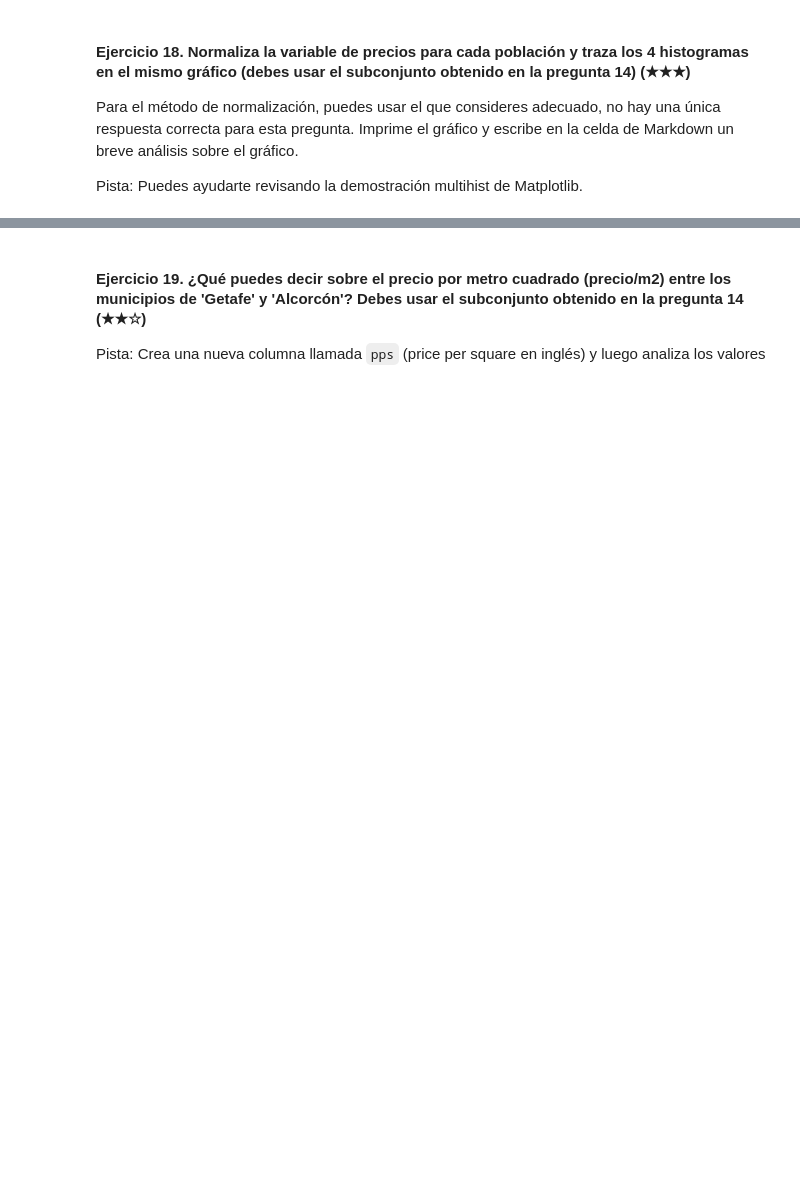
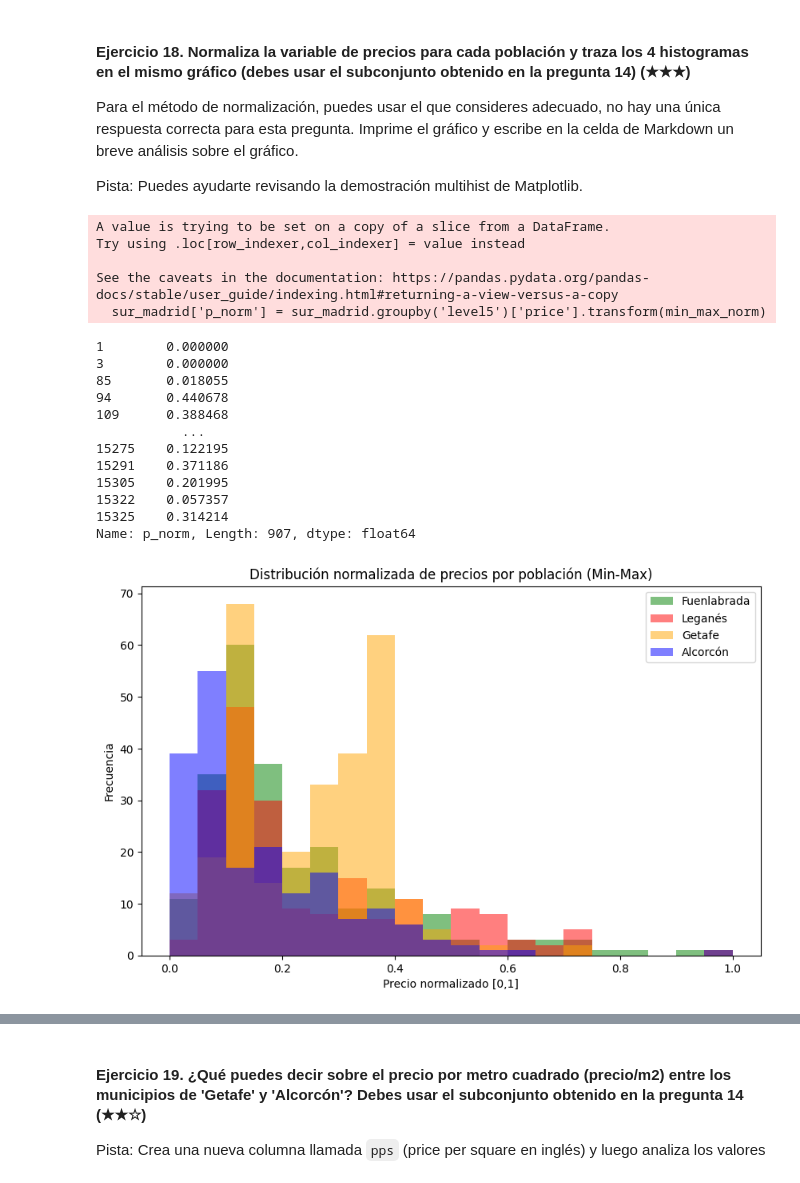
Before and after one commit to 4GeeksAcademy/Yajaidy_realestate-datacleanup-exercise, a Jupyter notebook: project.es.ipynb, the cells around one changed output, grey strips where cells are left out. Cells and saved outputs as stored; diff of their text form; code cells hidden in the pictures; blank space fills up the shorter version.

```diff
--- a/project.es.ipynb
+++ b/project.es.ipynb
@@ -328,6 +328,9 @@ La cantidad de agencias de bienes raíces que contiene el Dataset son= 1822
 Imprima la población y el número de casas.
 # %%
 # TODO
+import pandas as pd
+
+archivo= pd.read_csv('assets/real_estate.csv', sep=';')
 
 mayor_casas= archivo['level5'].value_counts()
 
@@ -469,4 +489,54 @@ Para el método de normalización, puedes usar el que consideres adecuado, no ha
 Pista: Puedes ayudarte revisando la demostración multihist de Matplotlib.
 # %%
 # TODO
+import pandas as pd
+import matplotlib.pyplot as plt
+
+archivo= pd.read_csv('assets/real_estate.csv', sep=';')
+lugares= ['Fuenlabrada', 'Leganés','Getafe', 'Alcorcón']
+sur_madrid= archivo[archivo['level5'].isin(lugares)]
+
+'''Función Normalizar Variable'''
+
+def min_max_norm(col):
+    return (col - col.min()) / (col.max() - col.min())
+
+'''Nueva columna con precio normalizado'''
+
+sur_madrid['p_norm'] = sur_madrid.groupby('level5')['price'].transform(min_max_norm)
+
+plt.figure(figsize=(10,6))
+
+'''Colores para cada población'''
+
+colores = ['green', 'red', 'orange', 'blue']
+
+for poblacion, color in zip(lugares, colores):
+    subset = sur_madrid[sur_madrid['level5'] == poblacion]
+    plt.hist(subset['p_norm'], bins=20, alpha=0.5, label=poblacion, color=color)
+
+plt.title("Distribución normalizada de precios por población (Min-Max)")
+plt.xlabel("Precio normalizado [0,1]")
+plt.ylabel("Frecuencia")
+plt.legend()
+plt.show()
+# %% [output]
+A value is trying to be set on a copy of a slice from a DataFrame.
+Try using .loc[row_indexer,col_indexer] = value instead
+
+See the caveats in the documentation: https://pandas.pydata.org/pandas-docs/stable/user_guide/indexing.html#returning-a-view-versus-a-copy
+  sur_madrid['p_norm'] = sur_madrid.groupby('level5')['price'].transform(min_max_norm)
+1        0.000000
+3        0.000000
+85       0.018055
+94       0.440678
+109      0.388468
+           ...
+15275    0.122195
+15291    0.371186
+15305    0.201995
+15322    0.057357
+15325    0.314214
+Name: p_norm, Length: 907, dtype: float64
+[figure, added]
 # %% [markdown]
```
Also changed, not shown: parts of 7 cells of this notebook.
